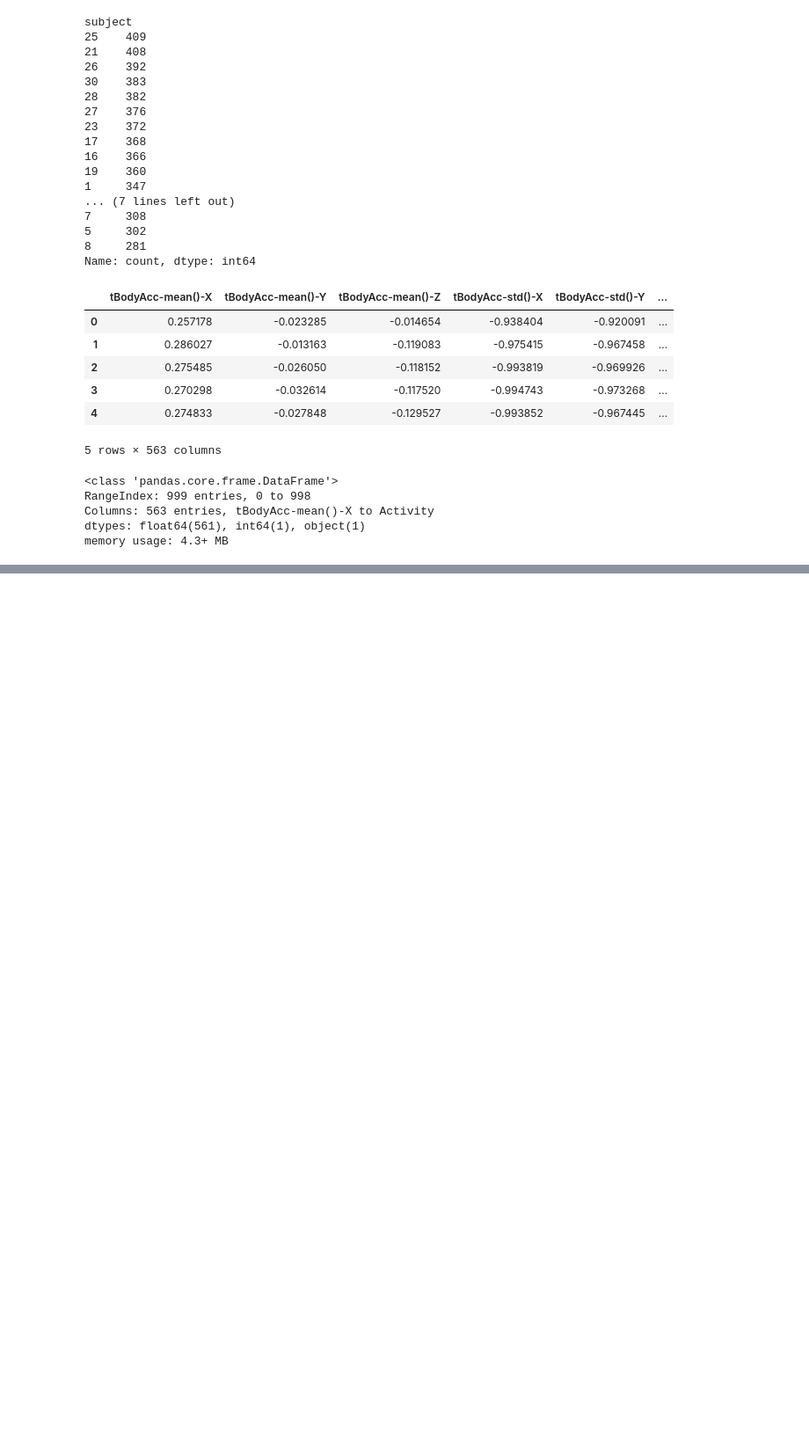
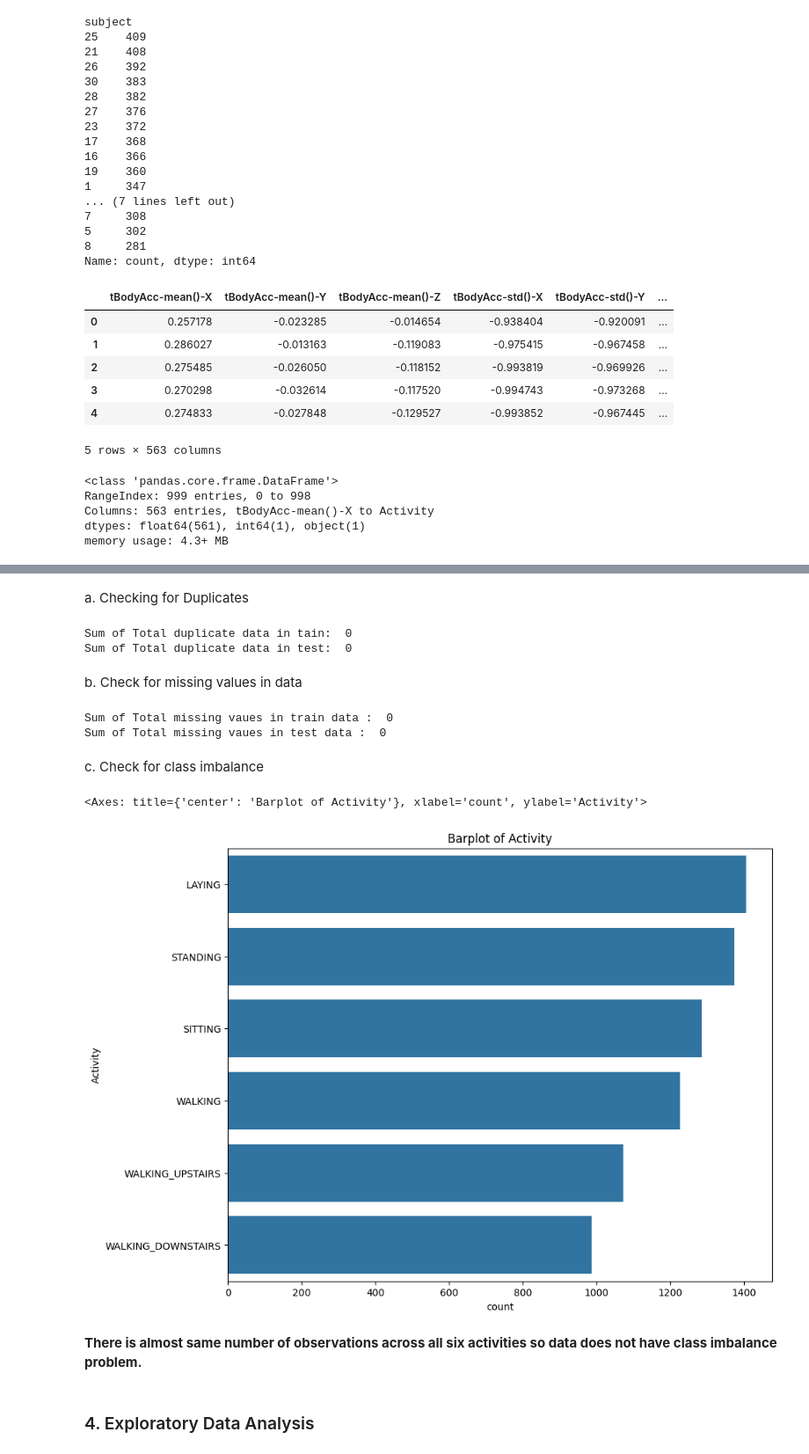
Before and after one commit to shubham8all/Human-Activity-Recognition-Using-Smartphone-Data, a Jupyter notebook: HumanActivityRecognition.ipynb, the cells around one changed output, grey strips where cells are left out. Shown at 88% size. Drawn from its saved outputs; the diff is of its cells as text; code cells hidden in the pictures; blank space fills up the shorter version.

```diff
--- a/HumanActivityRecognition.ipynb
+++ b/HumanActivityRecognition.ipynb
@@ -98,0 +99,29 @@ memory usage: 4.3+ MB
+# %% [markdown]
+a. Checking for Duplicates
+# %%
+print("Sum of Total duplicate data in tain: ", train.duplicated().sum())
+print("Sum of Total duplicate data in test: ", test.duplicated().sum())
+# %% [output]
+Sum of Total duplicate data in tain:  0
+Sum of Total duplicate data in test:  0
+# %% [markdown]
+b. Check for missing values in data
+# %%
+print("Sum of Total missing vaues in train data : ", train.isna().sum().sum())
+print("Sum of Total missing vaues in test data : ", test.isna().sum().sum())
+# %% [output]
+Sum of Total missing vaues in train data :  0
+Sum of Total missing vaues in test data :  0
+# %% [markdown]
+c. Check for class imbalance
+# %%
+plt.figure(figsize=(10,8))
+plt.title("Barplot of Activity")
+sns.countplot(train.Activity, order=train.Activity.value_counts().index)
+# %% [output]
+<Axes: title={'center': 'Barplot of Activity'}, xlabel='count', ylabel='Activity'>
+[figure, added]
+# %% [markdown]
+**There is almost same number of observations across all six activities so data does not have class imbalance problem.**
+# %% [markdown]
+### 4. Exploratory Data Analysis
```
Also changed, not shown: parts of 32 cells of this notebook.
